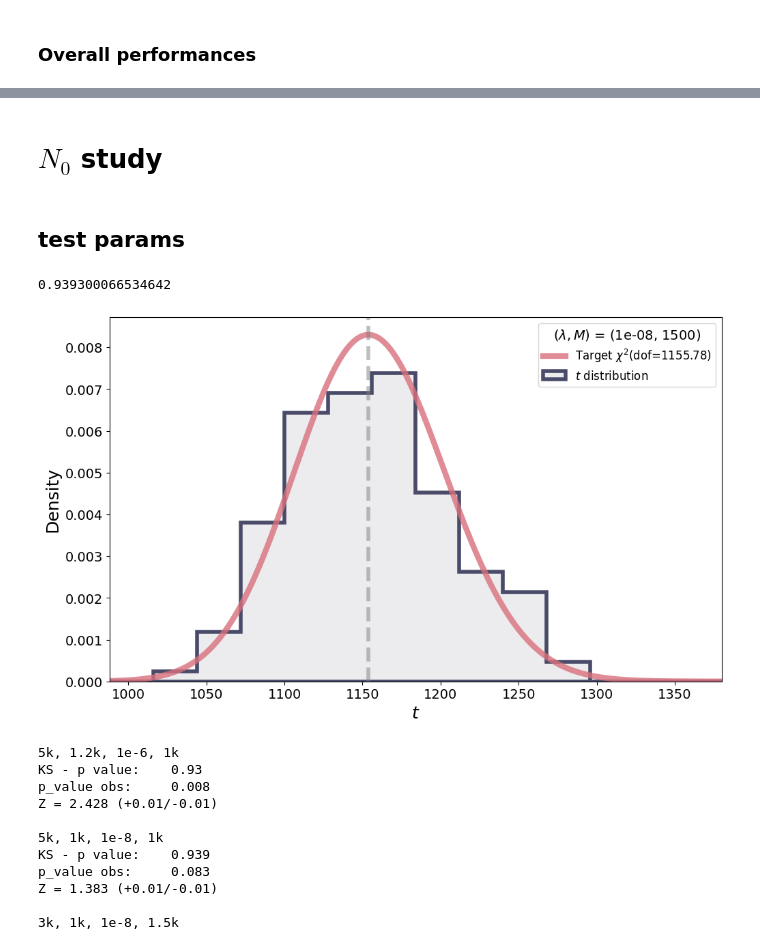
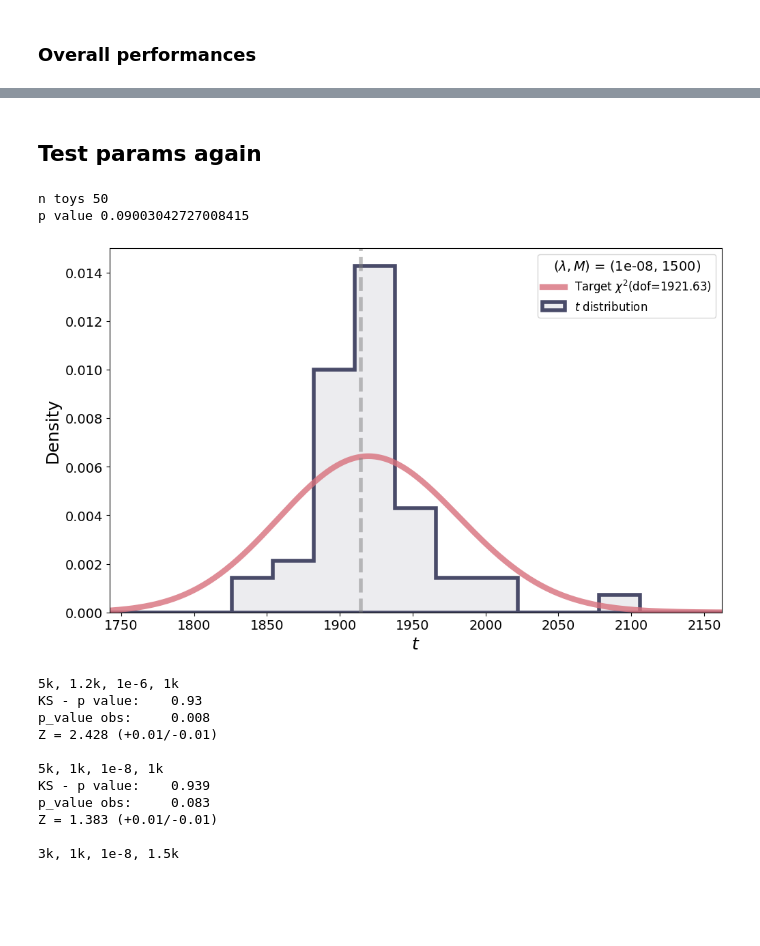
Before and after one commit to PietroCappelli/NPLM-Falkon, a Jupyter notebook: creditcard_study/output_analysis.ipynb, the cells around one changed output, grey strips where cells are left out. Saved outputs shown, nothing was run; the diff lists cells and outputs as text; code cells hidden in the pictures; blank space fills up the shorter version.

```diff
--- a/creditcard_study/output_analysis.ipynb
+++ b/creditcard_study/output_analysis.ipynb
@@ -326,9 +333,9 @@ ax.legend(fontsize=14, title='$N_{bkg}=10^3$', title_fontsize=16)
 # %% [markdown]
 ## SHAPE-ONLY EFFECT
 # %%
-json_path = '/home/ubuntu/NPLM-Falkon/output/bank_data/2024_2_28_10_17_sig_10/2024_2_28_10_17_sig_10.json'
-with open(json_path) as f:
-    config = json.load(f)
+# json_path = '/home/ubuntu/NPLM-Falkon/output/bank_data/2024_2_28_10_17_sig_10/2024_2_28_10_17_sig_10.json'
+# with open(json_path) as f:
+#     config = json.load(f)
 
 config
 # %% [output]
@@ -351,21 +358,22 @@ def extract_Nsig_SO(file:str):
 df_so = pd.DataFrame(columns=['N_sig', 'p_value', 'Z_obs','Z_obs_m', 'Z_obs_p', 'timing'])
 folders = [config['OUTPUT_PATH']+directory for directory in os.listdir(config['OUTPUT_PATH']) if 'sig' in directory and '_SOn' in directory]
 for dir in folders:
-    N_sig = extract_Nsig_SO(dir)
-    with open(dir + '/ttest_time_'+str(l)+'_'+str(M)+'.csv') as f:
-        t_data = np.array([float(row.split()[0]) for row in f])
-    with open(dir + '/ttest_time_'+str(l)+'_'+str(M)+'.csv') as f:
-        t_timing = np.array([float(row.split()[1]) for row in f])
+    if "_ref_" not in dir:
+        N_sig = extract_Nsig_SO(dir)
+        with open(dir + '/ttest_time_'+str(l)+'_'+str(M)+'.csv') as f:
+            t_data = np.array([float(row.split()[0]) for row in f])
+        with open(dir + '/ttest_time_'+str(l)+'_'+str(M)+'.csv') as f:
+            t_timing = np.array([float(row.split()[1]) for row in f])
 
-    '''ordinare e tirare fuori il numero di signal events e printare solo lo Z score'''
-    t_obs = np.median(t_data)
-    p_val = 1 - chi2.cdf(np.median(t_data), df_fit)
-    Z_obs     = norm.ppf(chi2.cdf(np.median(t_data), df_fit))
-    t_obs_err = 1.2533*np.std(t_data)*1./np.sqrt(len(t_data))
-    Z_obs_p   = norm.ppf(chi2.cdf(np.median(t_data)+t_obs_err, df_fit))
-    Z_obs_m   = norm.ppf(chi2.cdf(np.median(t_data)-t_obs_err, df_fit))
+        '''ordinare e tirare fuori il numero di signal events e printare solo lo Z score'''
+        t_obs = np.median(t_data)
+        p_val = 1 - chi2.cdf(np.median(t_data), df_fit)
+        Z_obs     = norm.ppf(chi2.cdf(np.median(t_data), df_fit))
+        t_obs_err = 1.2533*np.std(t_data)*1./np.sqrt(len(t_data))
+        Z_obs_p   = norm.ppf(chi2.cdf(np.median(t_data)+t_obs_err, df_fit))
+        Z_obs_m   = norm.ppf(chi2.cdf(np.median(t_data)-t_obs_err, df_fit))
 
-    df_so = pd.concat([pd.DataFrame([[N_sig, p_val, Z_obs, Z_obs-Z_obs_m, Z_obs_p-Z_obs, np.mean(t_timing)]], columns=df_so.columns), df_so], ignore_index=True)
+        df_so = pd.concat([pd.DataFrame([[N_sig, p_val, Z_obs, Z_obs-Z_obs_m, Z_obs_p-Z_obs, np.mean(t_timing)]], columns=df_so.columns), df_so], ignore_index=True)
 
 df_so = df_so.sort_values('N_sig', ascending =True)
 df_so['p_value']     = df_so['p_value'].round(5)
@@ -406,24 +414,22 @@ ax.legend(fontsize=14, title='$N_{bkg}=10^3$', title_fontsize=16)
-# %% [markdown]
-# $N_0$ study
 # %% [markdown]
-## test params
+## Test params again
 # %%
 # path = "/home/ubuntu/NPLM-Falkon/output/bank_data/2024_2_23_8-20/ttest_time_1e-08_1500.csv"
-# path="/home/ubuntu/NPLM-Falkon/output/bank_data/test_params/2024_2_29_10_8_ref_3000_bkg_1000_sig_0/ttest_time_1e-08_1000.csv"
 # path="/home/ubuntu/NPLM-Falkon/output/bank_data/signal/2024_2_29_13_36_ref_3000_bkg_1000_sig_0/ttest_time_1e-08_1500.csv"
-path="../output/bank_data/test_params/2024_2_29_14_34_ref_5000_bkg_1000_sig_0/ttest_time_1e-08_1000.csv"
-
+path="../output/bank_data/N_study/2024_2_28_22_7_ref_3000_bkg_1000_sig_0/ttest_time_1e-08_1500.csv"
 with open(path) as f:
-    t_list = np.array([float(row.split()[0]) for row in f])
+    t_list = np.array([float(row.split()[0]) for row in f])[:50]
 
 dof_fit, _, _ = chi2.fit(t_list, floc=0, fscale=1)
 _, ks_p_value = stats.kstest(t_list, "chi2", args=(dof_fit,))
-ks_p_value
+print("n toys",len(t_list))
+print("p value",ks_p_value)
 # %% [output]
-0.939300066534642
+n toys 50
+p value 0.09003042727008415
 # %%
 ref_chi2 = chi2(df=dof_fit)
-t_ref_bins  = np.arange(int(np.min(t_list))-50, int(np.max(t_list))+100, 28)
+t_ref_bins  = np.arange(int(np.min(t_list))-100, int(np.max(t_list))+100, 28)
 xgrid_ref   = np.arange(int(np.min(t_list))-100, int(np.max(t_list))+100, 2)
 plot_one_t(
     t_distribution  = t_list,
@@ -438,34 +444,34 @@ plot_one_t(
     err_capsize     = 5,
     err_elinewidth  = 4,
     err_capthick    = 4,
     err_color       = "black",
     figsize         = (10, 6),
     fontsize        = 18,
     cms             = False,
     cms_label       = "",
     cms_rlabel      = "",
     hist_ecolor     = ("#494B69", 1.0),
     hist_fcolor     = ("#494B69", 0.1),
     chi2_color      = ("#D8707C", 0.8),
     hist_lw         = 4,
     chi2_lw         = 6,
     hist_type       = "stepfilled",
     hist_label      = "$\it{t}$ distribution",
     chi2_label      = "Target $\chi^2$(dof=%.2f)"%(dof_fit),
     xlabel          = r"$t$",
     ylabel          = "Density",
     show_plot       = True,
     save_plot       = False,
     plot_name       = "t_distribution_"+str(l)+"_"+str(M),
     plot_path       = "",
     plot_format     = "png",
     return_fig      = False,
     plot_params     = True,
     hyperparams     = str(l)+", "+str(M),
 
 )
 # %% [output]
-[figure, old version]
+[figure, new version]
 # %%
 def path_to_Z(path_ref:str, path_sig):
 
```
Also changed, not shown: parts of 30 cells of this notebook, 3 other files.
